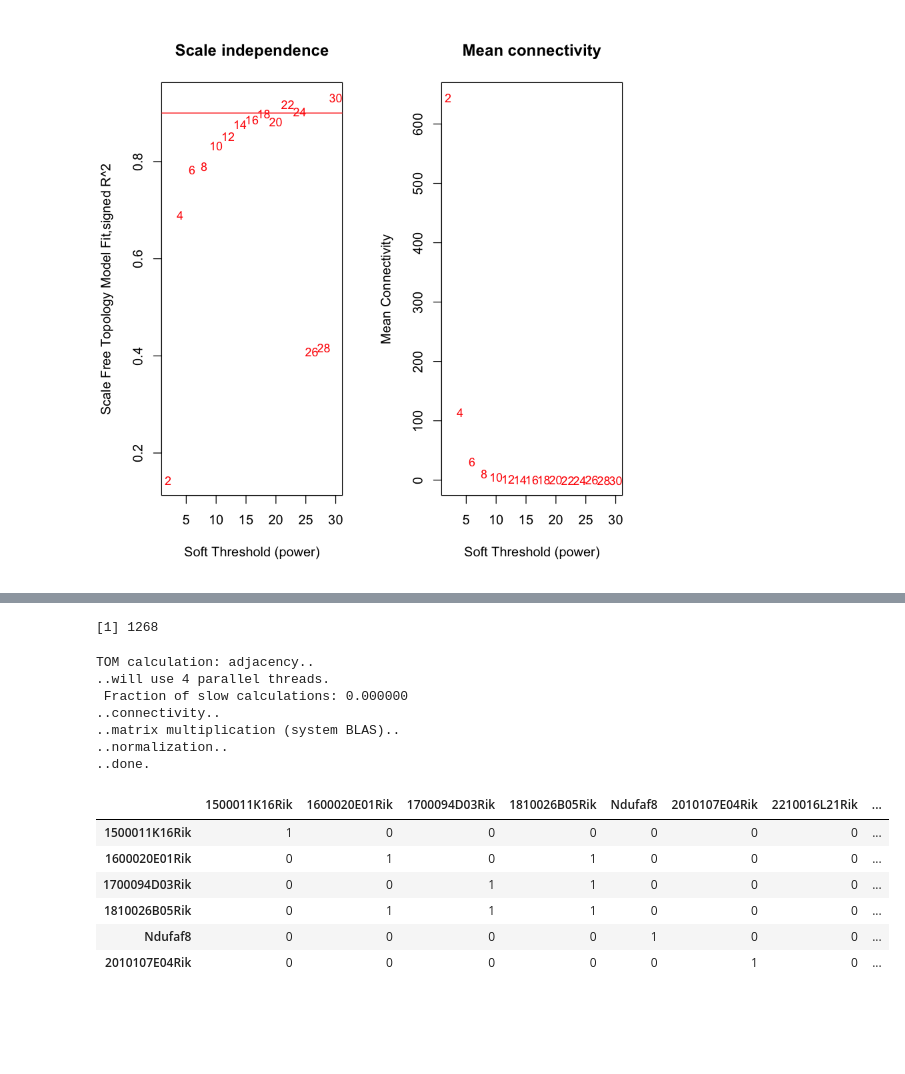
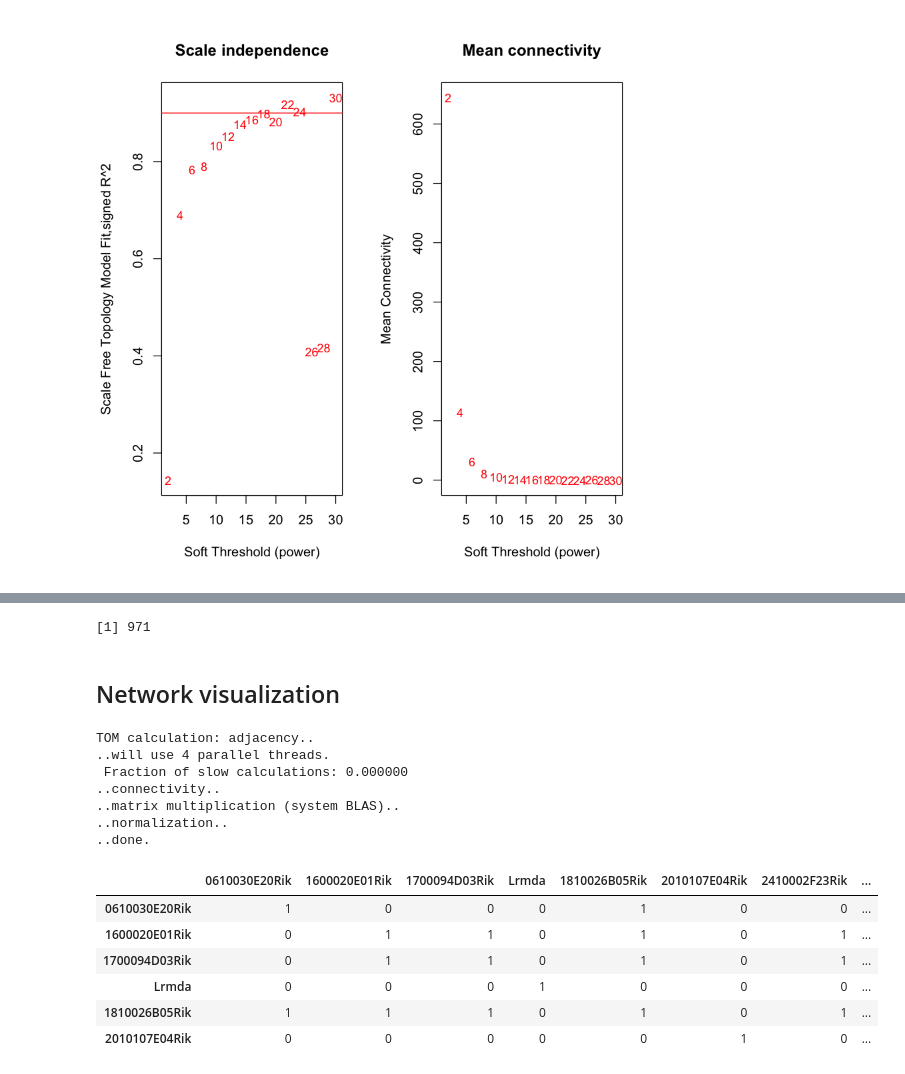
Before and after one commit to anuprulez/amma, a Jupyter notebook: src/Pre-visualization.ipynb, the cells around one changed output, grey strips where cells are left out. Cells and saved outputs as stored; diff of their text form; code cells hidden in the pictures; blank space fills up the shorter version.

```diff
--- a/src/Pre-visualization.ipynb
+++ b/src/Pre-visualization.ipynb
@@ -210,15 +267,18 @@ soft_thresholding_power = 18
 # %%
 # Block-wise network construction and module detection
-bwnet = blockwiseModules(t(filtered_norm_couts),
+bwnet = blockwiseModules(t(filtered_norm_counts),
                  checkMissingData = TRUE,
                  maxBlockSize = 5000,
                  power = soft_thresholding_power,
-                 TOMType = "unsigned",
+                 TOMType = "signed",
                  numericLabels = TRUE,
                  saveTOMs = TRUE,
                  saveTOMFileBase = "norm_genes_TOM",
                  mergeCutHeight = 0.15,
-                 verbose=3)
+                 verbose=3,
+                 corType="bicor",
+                 maxPOutliers=0,
+                 minModuleSize = 30)
 # %% [output]
  Calculating module eigengenes block-wise from all genes
    Flagging genes and samples with too many missing values...
@@ -240,4 +300,6 @@ gBlocks
 # %%
 # Modules
 table(bwnet$colors)
+module_nb = dim(table(bwnet$colors))-1
+module_nb
 # %% [output]
@@ -282,13 +343,15 @@ plotDendroAndColors(bwnet$dendrograms[[3]],
 # %%
 # Get genes that are in one module
-in_mod = is.finite(match(bwnet$colors, seq(1:16)))
-mod_genes = rownames(filtered_norm_couts)[in_mod]
+in_mod = is.finite(match(bwnet$colors, seq(1:module_nb)))
+mod_genes = rownames(filtered_norm_counts)[in_mod]
 length(mod_genes)
 # %% [output]
-[1] 1268
+[1] 971
+# %% [markdown]
+## Network visualization
 # %%
 # Get the Topological Overlap Matrix (TOM)
-TOM = TOMsimilarityFromExpr(t(filtered_norm_couts), power = soft_thresholding_power)
+TOM = TOMsimilarityFromExpr(t(filtered_norm_counts), power = soft_thresholding_power)
 # %% [output]
 TOM calculation: adjacency..
 ..will use 4 parallel threads.
@@ -302,16 +365,16 @@ TOM calculation: adjacency..
 mod_TOM = TOM[in_mod, in_mod]
 dimnames(mod_TOM) = list(mod_genes, mod_genes)
 # %%
-# Transform into adjency matrix while keeping gene connection if the value > 0.02
-adjency = (as.matrix(mod_TOM)>0.02)*1
+# Transform into adjency matrix while keeping gene connection if the value > 0.005
+adjency = (as.matrix(mod_TOM)>0.005)*1
 head(adjency)
 # %% [output]
-|  | 1500011K16Rik | 1600020E01Rik | 1700094D03Rik | 1810026B05Rik | Ndufaf8 | 2010107E04Rik | 2210016L21Rik | ... |
-| 1500011K16Rik | 1 | 0 | 0 | 0 | 0 | 0 | 0 | ... |
-| 1600020E01Rik | 0 | 1 | 0 | 1 | 0 | 0 | 0 | ... |
-| 1700094D03Rik | 0 | 0 | 1 | 1 | 0 | 0 | 0 | ... |
-| 1810026B05Rik | 0 | 1 | 1 | 1 | 0 | 0 | 0 | ... |
-| Ndufaf8 | 0 | 0 | 0 | 0 | 1 | 0 | 0 | ... |
+|  | 0610030E20Rik | 1600020E01Rik | 1700094D03Rik | Lrmda | 1810026B05Rik | 2010107E04Rik | 2410002F23Rik | ... |
+| 0610030E20Rik | 1 | 0 | 0 | 0 | 1 | 0 | 0 | ... |
+| 1600020E01Rik | 0 | 1 | 1 | 0 | 1 | 0 | 1 | ... |
+| 1700094D03Rik | 0 | 1 | 1 | 0 | 1 | 0 | 1 | ... |
+| Lrmda | 0 | 0 | 0 | 1 | 0 | 0 | 0 | ... |
+| 1810026B05Rik | 1 | 1 | 1 | 0 | 1 | 0 | 1 | ... |
 | 2010107E04Rik | 0 | 0 | 0 | 0 | 0 | 1 | 0 | ... |
 # %%
 # Remove the genes only connected to themselves
```
Also changed, not shown: parts of 33 cells of this notebook.
